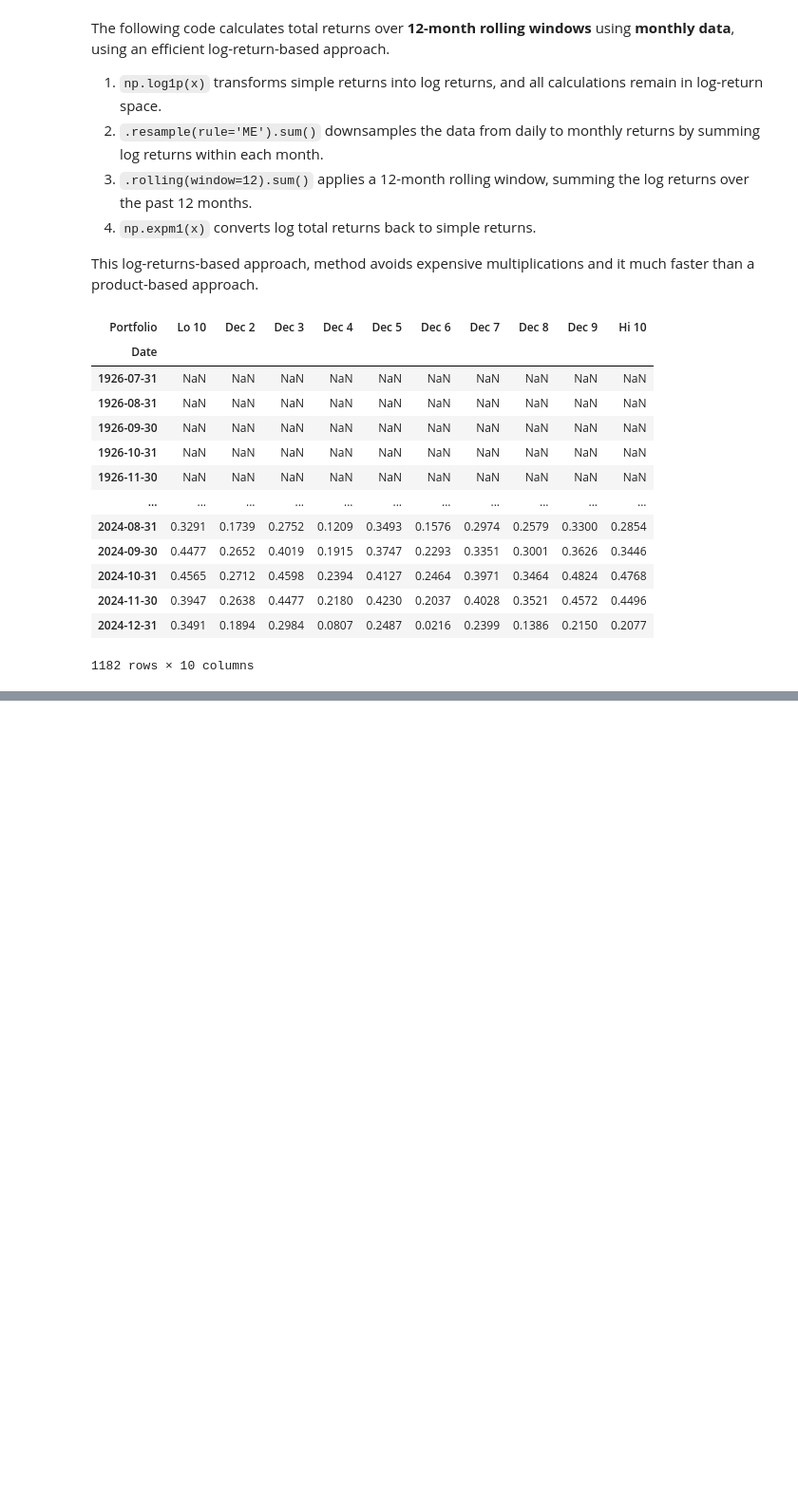
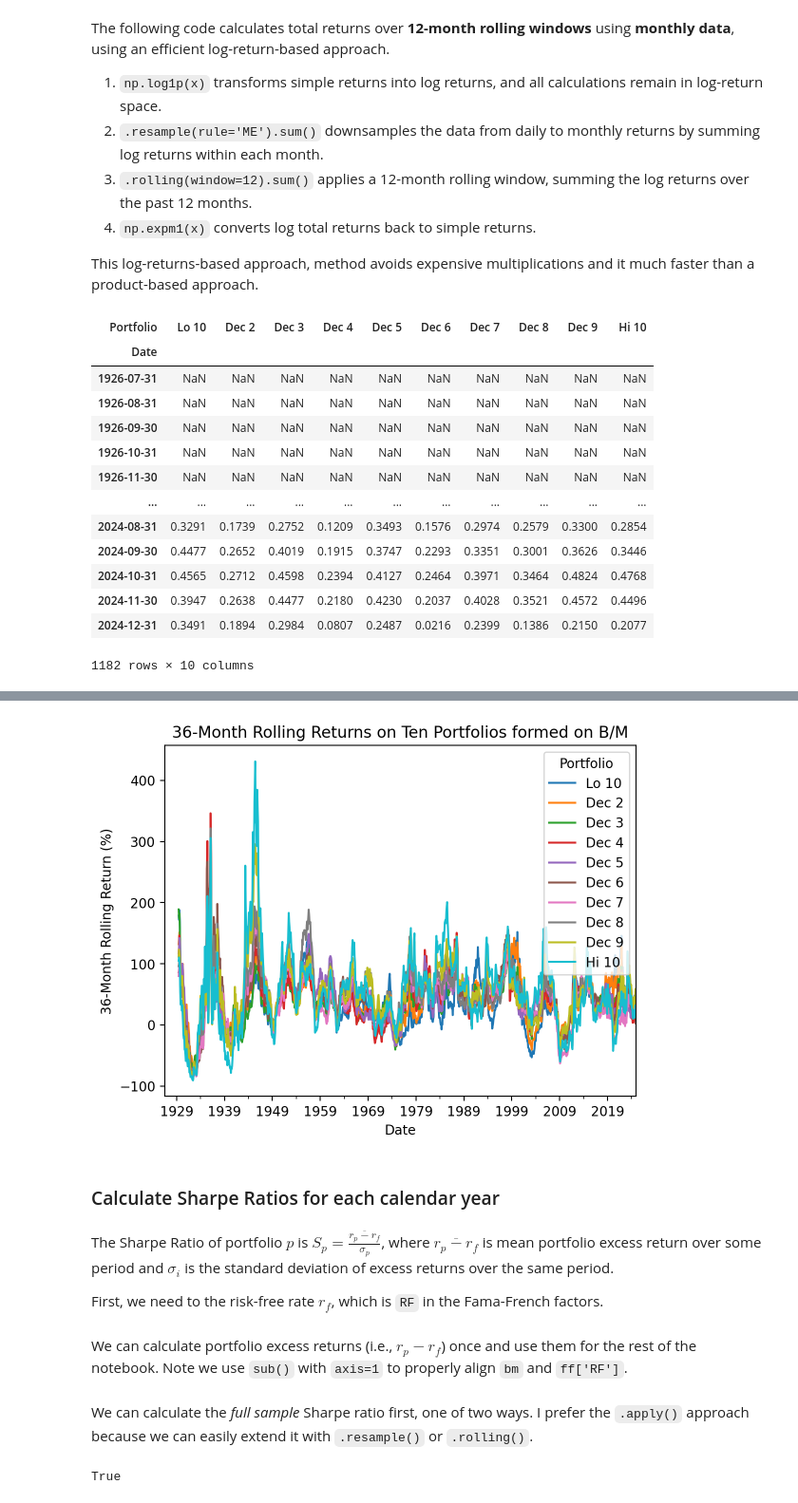
Before and after one commit to richard-herron/fina-6333-2025-spring, a Jupyter notebook: Notebooks/mckinney_11_practice_02.ipynb, the cells around one changed output, grey strips where cells are left out. Shown at 95% size. Cells and saved outputs as stored; diff of their text form; code cells hidden in the pictures; blank space fills up the shorter version.

```diff
--- a/Notebooks/mckinney_11_practice_02.ipynb
+++ b/Notebooks/mckinney_11_practice_02.ipynb
@@ -238,0 +249,24 @@ We can calculate CAPM betas as: $\beta_i = \frac{Cov(r_i - r_f, r_M - r_f)}{Var(
+# %%
+b = (
+    bm
+    .pipe(np.log1p)  # Convert to log returns and stay in log returns for all calculations
+    .resample(rule='ME')  # Downsample from daily to monthly returns
+    .sum()  # ...by summing log returns within each month
+    .rolling(window=36)  # Apply a rolling 36-month window
+    .sum()  # Sum log returns over the 36-month window to compute total log return
+    .pipe(np.expm1)  # Convert back to simple returns
+)
+# %%
+b.mul(100).plot()
+
+plt.ylabel('36-Month Rolling Return (%)')
+plt.title('36-Month Rolling Returns on Ten Portfolios formed on B/M')
+plt.show()
+# %% [output]
+[figure, added]
+# %% [markdown]
+### Calculate Sharpe Ratios for each calendar year
+# %% [markdown]
+The Sharpe Ratio of portfolio $p$ is $S_p = \frac{\overline{r_p - r_f}}{\sigma_p}$, where $\overline{r_p-r_f}$ is mean portfolio excess return over some period and $\sigma_i$ is the standard deviation of excess returns over the same period.
+
+First, we need to the risk-free rate $r_f$, which is `RF` in the Fama-French factors.
@@ -238,0 +281,3 @@ We can calculate CAPM betas as: $\beta_i = \frac{Cov(r_i - r_f, r_M - r_f)}{Var(
+# %% [markdown]
+We can calculate portfolio excess returns (i.e., $r_p - r_f$) once and use them for the rest of the notebook.
+Note we use `sub()` with `axis=1` to properly align `bm` and `ff['RF']`.
@@ -238,0 +286,3 @@ We can calculate CAPM betas as: $\beta_i = \frac{Cov(r_i - r_f, r_M - r_f)}{Var(
+# %% [markdown]
+We can calculate the *full sample* Sharpe ratio first, one of two ways.
+I prefer the `.apply()` approach because we can easily extend it with `.resample()` or `.rolling()`.
@@ -238,0 +293,4 @@ We can calculate CAPM betas as: $\beta_i = \frac{Cov(r_i - r_f, r_M - r_f)}{Var(
+# %%
+a.equals(b)
+# %% [output]
+True
```
Also changed, not shown: parts of 52 cells of this notebook, 4 other files.
